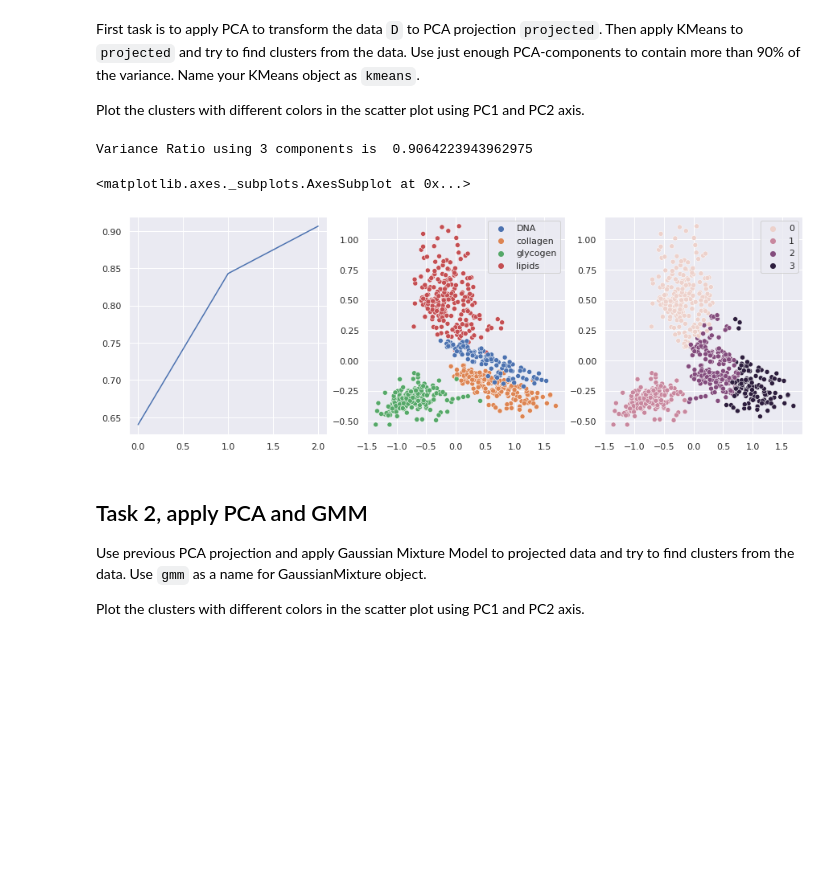
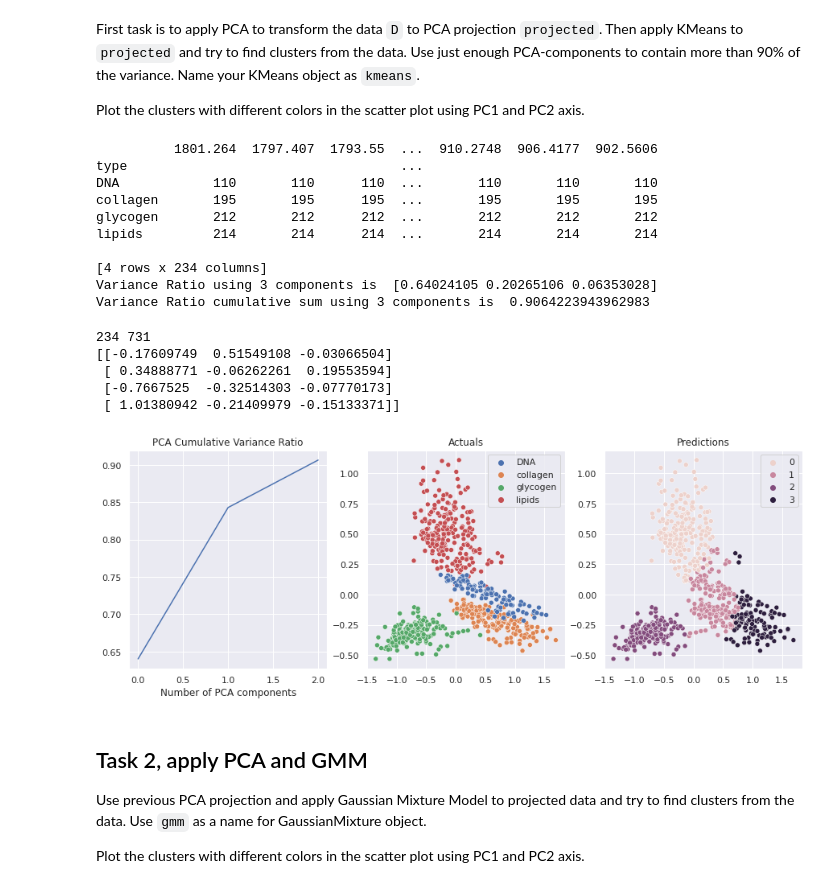
Before and after one commit to marpulli246/Vaasa-AML, a Jupyter notebook: Exercises/Exercise4/Exercise4.ipynb, the cells around one changed output. Saved outputs shown, nothing was run; the diff lists cells and outputs as text; code cells hidden in the pictures; blank space fills up the shorter version.

```diff
--- a/Exercises/Exercise4/Exercise4.ipynb
+++ b/Exercises/Exercise4/Exercise4.ipynb
@@ -60,26 +60,52 @@ Plot the clusters with different colors in the scatter plot using PC1 and PC2 ax
 # %%
 # YOUR CODE HERE
 from sklearn.decomposition import PCA
 from sklearn.cluster import KMeans
 from sklearn.metrics import accuracy_score
 
+print(D.groupby(D['type']).count())
+del(D['type'])
+#Let's check required PCA component count
 i=3
 pca = PCA(n_components=i)
 projected = pca.fit_transform(D)
-print("Variance Ratio using %d components is " %i, pca.explained_variance_ratio_.sum())
+print("Variance Ratio using %d components is " %i, pca.explained_variance_ratio_)
+print("Variance Ratio cumulative sum using %d components is " %i, pca.explained_variance_ratio_.sum())
 f, axs = plt.subplots(1, 3, figsize=(15, 5))
 sns.lineplot(data=np.cumsum(pca.explained_variance_ratio_), ax=axs[0])
-#plt.xlabel('number of PCA components')
+axs[0].set_title('PCA Cumulative Variance Ratio')
+axs[0].set_xlabel('Number of PCA components')
 #plt.ylabel('cumulative explained variance');
-kmeans = KMeans(n_clusters=4, random_state=0).fit(projected)
-preds = kmeans.predict(projected)
+kmeans = KMeans(n_clusters=4).fit(projected)
+kmeans_preds = kmeans.predict(projected)
+axs[1].set_title('Actuals')
+axs[2].set_title('Predictions')
 sns.scatterplot(projected[:,0], projected[:,1], hue=types, ax=axs[1])
-sns.scatterplot(projected[:,0], projected[:,1], hue=preds, ax=axs[2])
-#print(accuracy_score(types, predictions))
+sns.scatterplot(projected[:,0], projected[:,1], hue=kmeans_preds, ax=axs[2])
+labels = kmeans.labels_
+
+# check how many of the samples were correctly labeled
+
+correct_labels = sum(types.rename_categories([3,2,1,0]) == labels)
+print(correct_labels, types.size)
+print(kmeans.cluster_centers_)
 # %% [output]
-Variance Ratio using 3 components is  0.9064223943962975
+          1801.264  1797.407  1793.55  ...  910.2748  906.4177  902.5606
+type                                   ...
+DNA            110       110      110  ...       110       110       110
+collagen       195       195      195  ...       195       195       195
+glycogen       212       212      212  ...       212       212       212
+lipids         214       214      214  ...       214       214       214
+
+[4 rows x 234 columns]
+Variance Ratio using 3 components is  [0.64024105 0.20265106 0.06353028]
+Variance Ratio cumulative sum using 3 components is  0.9064223943962983
-<matplotlib.axes._subplots.AxesSubplot at 0x...>
+234 731
+[[-0.17609749  0.51549108 -0.03066504]
+ [ 0.34888771 -0.06262261  0.19553594]
+ [-0.7667525  -0.32514303 -0.07770173]
+ [ 1.01380942 -0.21409979 -0.15133371]]
-[figure, old version]
+[figure, new version]
 # %%
 assert(kmeans.cluster_centers_.shape==(4,3))
 assert(projected.shape==(731,3))
```
Also changed, not shown: parts of 5 cells of this notebook.
